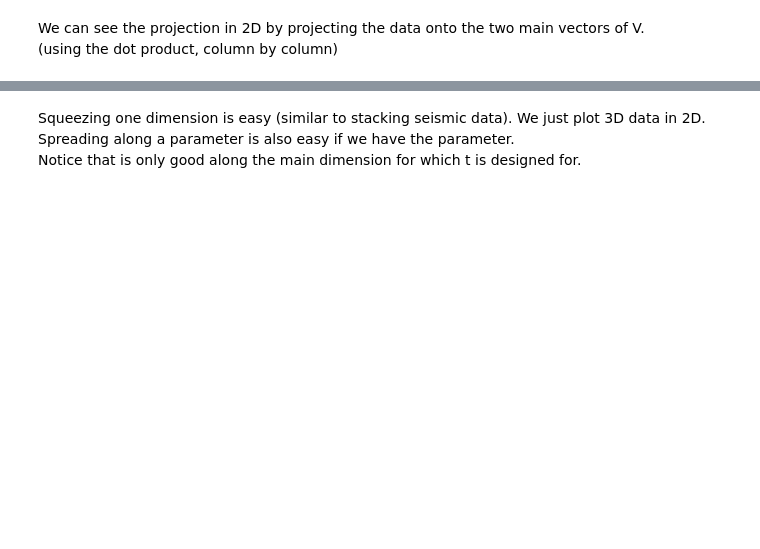
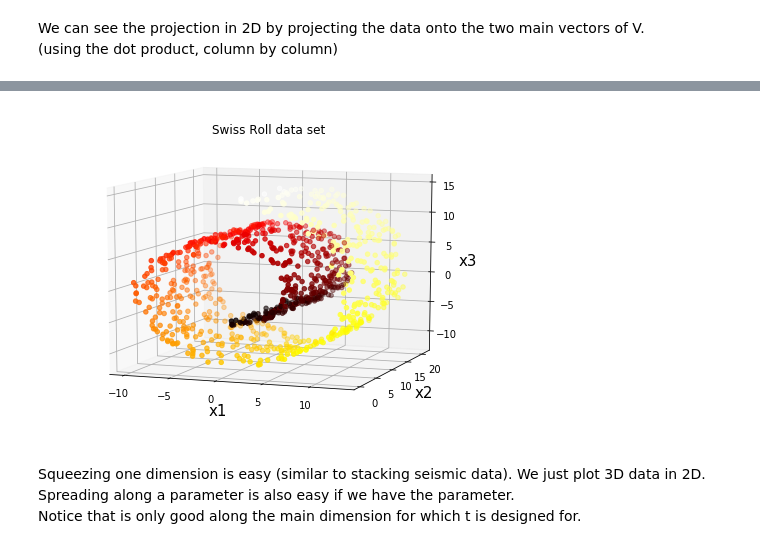
Before and after one commit to dtrad/geoml_course, a Jupyter notebook: Practice15DimRed.ipynb, the cells around one changed output, grey strips where cells are left out. Saved outputs shown, nothing was run; the diff lists cells and outputs as text; code cells hidden in the pictures; blank space fills up the shorter version.

```diff
--- a/Practice15DimRed.ipynb
+++ b/Practice15DimRed.ipynb
@@ -243,10 +306,15 @@ plt.plot(t,X[:,2],'.')
 # %%
 fig = plt.figure(figsize=(8,6))
 ax = plt.axes(projection='3d')
 ax.scatter3D(X[:,0],X[:,1], X[:,2],c=t, cmap=plt.cm.hot);
 ax.view_init(10, -70)
+ax.set_xlabel('x1',fontsize='15')
+ax.set_ylabel('x2',fontsize='15')
+ax.set_zlabel('x3',fontsize='15')
 plt.title('Swiss Roll data set')
 plt.show()
+# %% [output]
+[figure, added]
 # %% [markdown]
 Squeezing one dimension is easy (similar to stacking seismic data). We just plot 3D data in 2D.\
 Spreading along a parameter is also easy if we have the parameter. \
```
Also changed, not shown: parts of 41 cells of this notebook.
